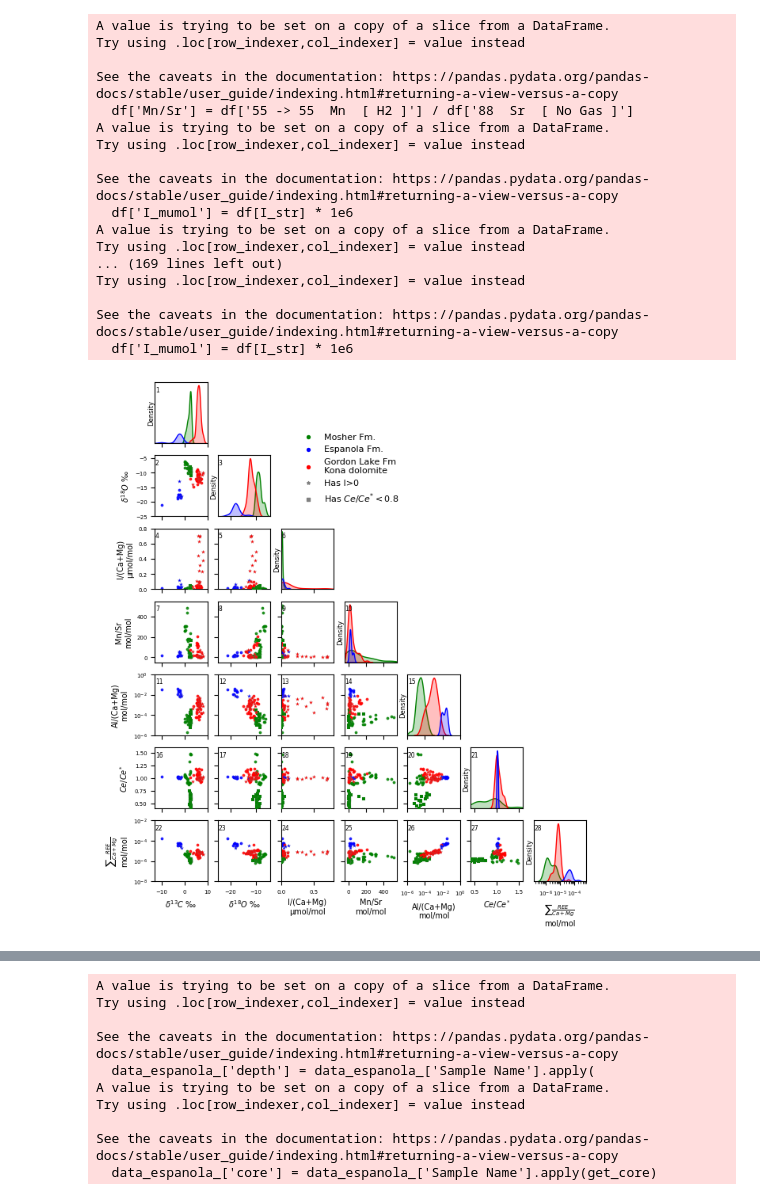
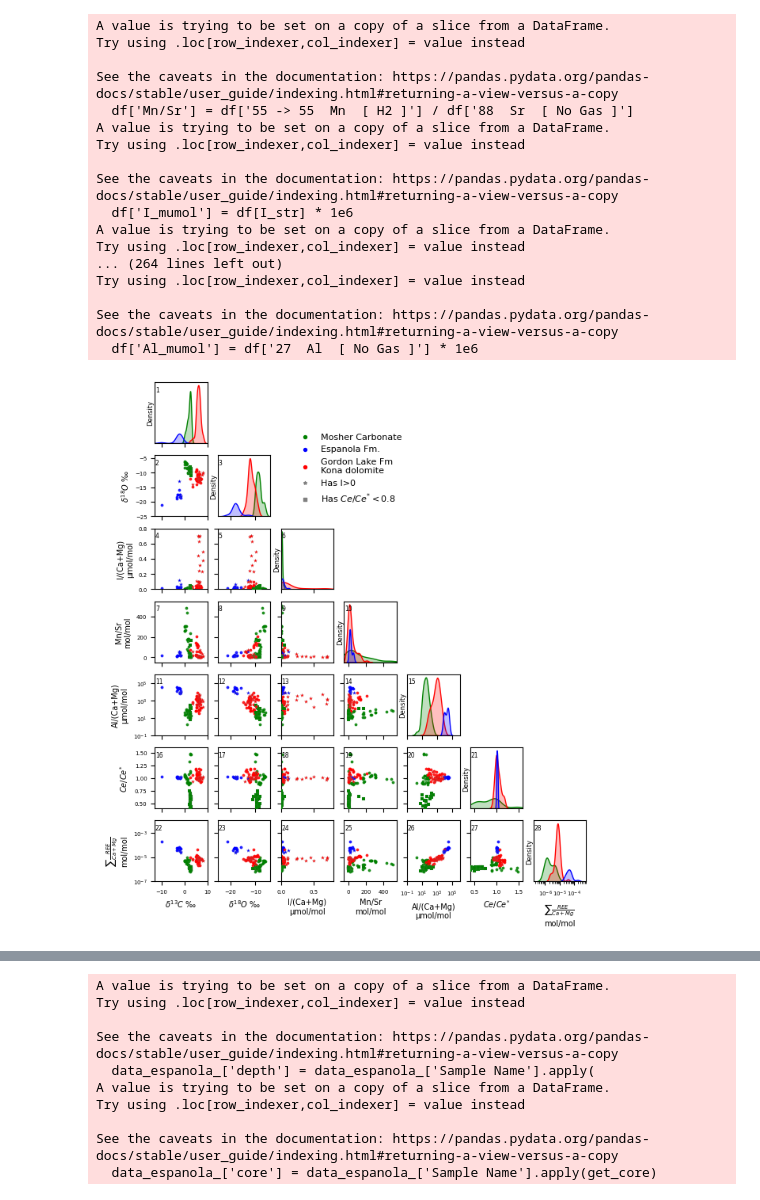
Before and after one commit to DanyIvan/Iodine_vs_cerium_anomalies_GOE, a Jupyter notebook: publication_plots.ipynb, the cells around one changed output, grey strips where cells are left out. Saved outputs shown, nothing was run; the diff lists cells and outputs as text; code cells hidden in the pictures.

```diff
--- a/publication_plots.ipynb
+++ b/publication_plots.ipynb
@@ -419,7 +415,7 @@ def I_vs_I():
     m = regress_params[0]
     b = regress_params[1]
     r2 = round(regress_params[2]**2, 2)
-    x_regress = np.linspace(0, 0.2, 34)
+    x_regress = np.linspace(0, 600, 40)
     y_regress = m*x_regress + b
 
     # plot i data
@@ -438,7 +434,7 @@ def I_vs_I():
         plt.scatter(x_, y_, color=colors[i], marker=markers[i], s=18, zorder=7,
                      edgecolor='gray', linewidth=0.1)
     plt.plot(x_regress, y_regress, color='k', zorder=0, lw=0.9)
-    plt.text(0.1, 0.91, r'$R^2=$' + str(r2), fontsize=6)
+    plt.text(100, 0.5, r'$R^2=$' + str(r2), fontsize=6)
 
 # variables included in cross plots
 vars = [
@@ -573,6 +569,7 @@ def plot_data(x, y, only_iodine=False, s=3):
         df['Mn/Sr'] = df['55 -> 55  Mn  [ H2 ]'] / df['88  Sr  [ No Gas ]']
         # convert to micro mol/mol
         df['I_mumol'] = df[I_str] * 1e6
+        df['Al_mumol'] = df['27  Al  [ No Gas ]'] * 1e6
         # for mosher samples plot data with and without ce anomalies with
         #  different markers
         if i ==0:
@@ -600,21 +597,22 @@ def plot_data(x, y, only_iodine=False, s=3):
 
 all_data['Mn/Sr'] = all_data['55 -> 55  Mn  [ H2 ]'] / all_data['88  Sr  [ No Gas ]']
 all_data['I_mumol'] = all_data[I_str] * 1e6
+all_data['Al_mumol'] = all_data['27  Al  [ No Gas ]'] * 1e6
 
 # included variables
 vars = ['d13c_sp', 'd18o_sp', 'I_mumol',
         # 'Mg/Ca',
-        'Mn/Sr',  '27  Al  [ No Gas ]',
+        'Mn/Sr',  'Al_mumol',
     'Ce_anomaly_geom', 'total_REE']
 
 # variable names
 names = [r'$\delta^{13}C$ ‰', r'$\delta^{18}O$ ‰', 'I/(Ca+Mg)\nµmol/mol',
     # 'Mg/Ca\nmol/mol',
-    'Mn/Sr\nmol/mol', 'Al/(Ca+Mg)\nmol/mol', r'$Ce/Ce^{*}$',
+    'Mn/Sr\nmol/mol', 'Al/(Ca+Mg)\nµmol/mol', r'$Ce/Ce^{*}$',
     r'$\sum \frac{REE}{Ca+Mg}$'+'\nmol/mol']
 
 # xlim and ylim for each variable
-lims = [(-13,10), (-25, -4), (0,0.8), (-50, 550), (1e-6,1), (0.4, 1.6), (1e-8, 1e-2)]
+lims = [(-13,10), (-25, -4), (0,0.8), (-50, 550), (0.1, 1e6), (0.4, 1.6), (1e-7, 1e-2)]
 
 # make cross plots
 for j, x in enumerate(vars):
@@ -626,7 +624,7 @@ for j, x in enumerate(vars):
             # make density plots in diagonal
             if i ==j:
                 #  use log scale for Al and total_REE
-                if x in ['27  Al  [ No Gas ]', 'total_REE']:
+                if x in ['Al_mumol', 'total_REE']:
                     sns.kdeplot(all_data[all_data['27  Al  [ No Gas ]']>0], x=x,
                         hue='formation', log_scale=True, fill=True,
                         palette=['b', 'r', 'g'], legend=0)
@@ -640,7 +638,7 @@ for j, x in enumerate(vars):
             # makes cross plots
             else:
                 #  use log scale for Al and total_REE
-                if y in ['27  Al  [ No Gas ]', 'total_REE']:
+                if y in ['Al_mumol', 'total_REE']:
                     plt.yscale('log')
                 plot_data(x, y)
             # apply lims
@@ -660,37 +658,37 @@ for j, x in enumerate(vars):
 
 # make a legend
 def make_handles(m,c,s, alpha=None, edgecolor=None, linewidth=None):
         return plt.scatter([],[],marker=m, s=s, color=c, alpha=alpha,
              edgecolor=None, linewidth=None)
 handles = [make_handles("o","g", 8)] + [make_handles("o","b", 8)]  +\
     [make_handles("o","r", 8)] + [make_handles("*","gray", 8)] + [make_handles("s","gray", 8)]
 
-legend_labels =[ "Mosher Fm.", "Espanola Fm.", "Gordon Lake Fm\nKona dolomite",
+legend_labels =[ "Mosher Carbonate", "Espanola Fm.", "Gordon Lake Fm\nKona dolomite",
     "Has I>0",r'Has $Ce/Ce^{*} < 0.8$']
 
 plt.legend(handles, legend_labels, fontsize=8, frameon=0,
     loc='upper center', ncol=1, bbox_to_anchor=(-3.5, 7.5))
 
 plt.savefig('plots/cross_plots_updated.pdf', bbox_inches='tight')
 # %% [output]
 A value is trying to be set on a copy of a slice from a DataFrame.
 Try using .loc[row_indexer,col_indexer] = value instead
 
 See the caveats in the documentation: https://pandas.pydata.org/pandas-docs/stable/user_guide/indexing.html#returning-a-view-versus-a-copy
   df['Mn/Sr'] = df['55 -> 55  Mn  [ H2 ]'] / df['88  Sr  [ No Gas ]']
 A value is trying to be set on a copy of a slice from a DataFrame.
 Try using .loc[row_indexer,col_indexer] = value instead
 
 See the caveats in the documentation: https://pandas.pydata.org/pandas-docs/stable/user_guide/indexing.html#returning-a-view-versus-a-copy
   df['I_mumol'] = df[I_str] * 1e6
 A value is trying to be set on a copy of a slice from a DataFrame.
 Try using .loc[row_indexer,col_indexer] = value instead
-... (169 lines left out)
+... (264 lines left out)
 Try using .loc[row_indexer,col_indexer] = value instead
 
 See the caveats in the documentation: https://pandas.pydata.org/pandas-docs/stable/user_guide/indexing.html#returning-a-view-versus-a-copy
-  df['I_mumol'] = df[I_str] * 1e6
+  df['Al_mumol'] = df['27  Al  [ No Gas ]'] * 1e6
-[figure, old version]
+[figure, new version]
 # %%
 # Make additional cross plots
 matplotlib.rc('xtick', labelsize=8)
```
Also changed, not shown: parts of 12 cells of this notebook.
